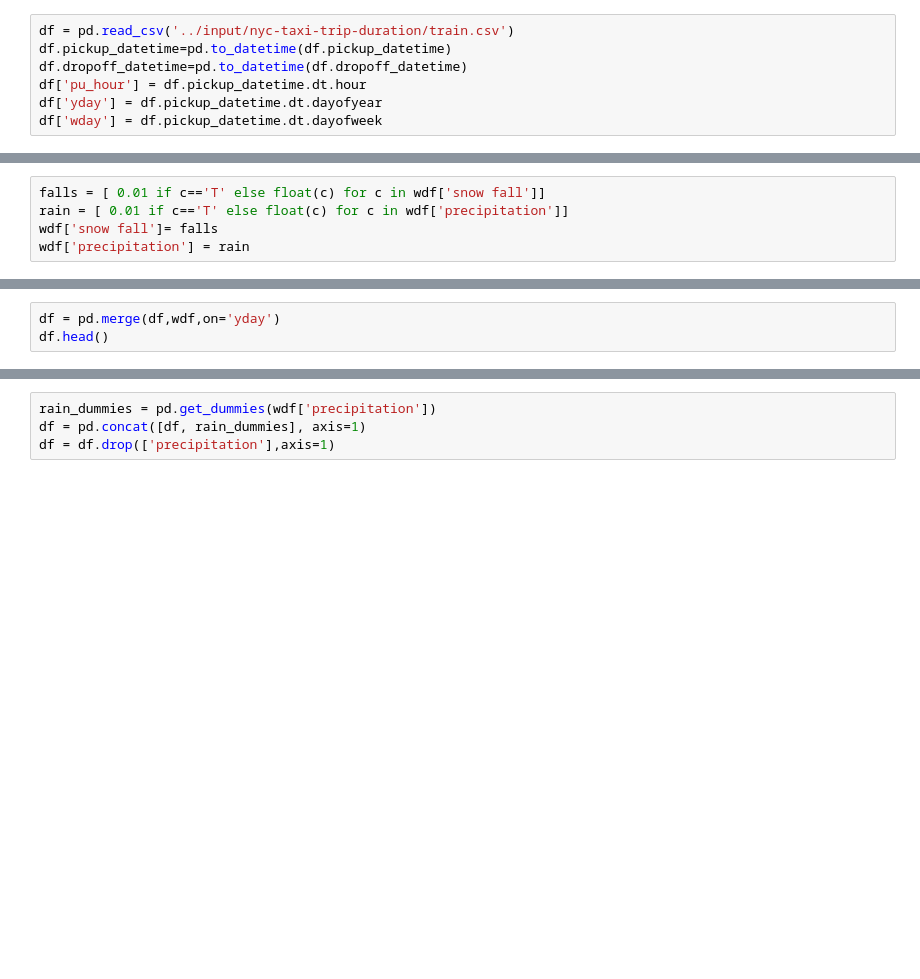
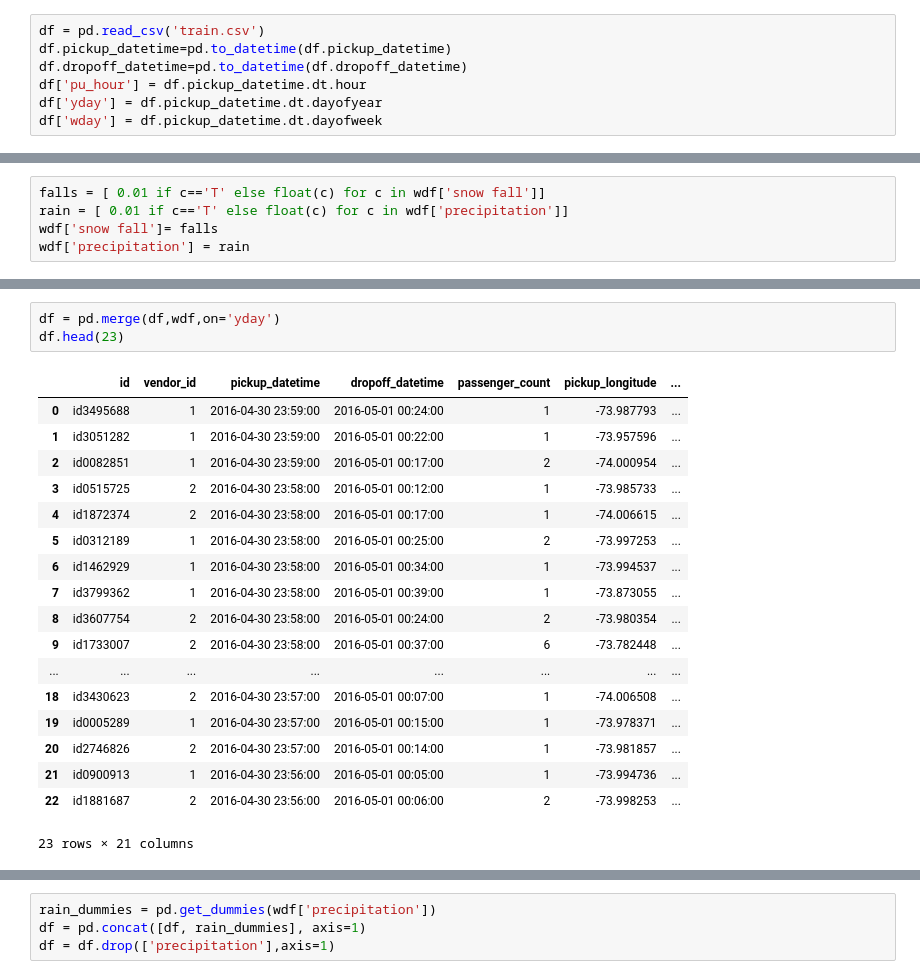
Before and after one commit to GIMINSU/nyc_taxi, a Jupyter notebook: From_Exploration_to_Prediction_F_Kaggle.ipynb, the cells around one changed output, grey strips where cells are left out. Saved outputs shown, nothing was run; the diff lists cells and outputs as text; blank space fills up the shorter version.

```diff
--- a/From_Exploration_to_Prediction_F_Kaggle.ipynb
+++ b/From_Exploration_to_Prediction_F_Kaggle.ipynb
@@ -16,5 +11,5 @@ print(check_output(["ls", "../input"]).decode("utf8"))
 # %%
-df = pd.read_csv('../input/nyc-taxi-trip-duration/train.csv')
+df = pd.read_csv('train.csv')
 df.pickup_datetime=pd.to_datetime(df.pickup_datetime)
 df.dropoff_datetime=pd.to_datetime(df.dropoff_datetime)
 df['pu_hour'] = df.pickup_datetime.dt.hour
@@ -37,4 +78,23 @@ wdf['precipitation'] = rain
 # %%
 df = pd.merge(df,wdf,on='yday')
-df.head()
+df.head(23)
+# %% [output]
+|  | id | vendor_id | pickup_datetime | dropoff_datetime | passenger_count | pickup_longitude | ... |
+| 0 | id3495688 | 1 | 2016-04-30 23:59:00 | 2016-05-01 00:24:00 | 1 | -73.987793 | ... |
+| 1 | id3051282 | 1 | 2016-04-30 23:59:00 | 2016-05-01 00:22:00 | 1 | -73.957596 | ... |
+| 2 | id0082851 | 1 | 2016-04-30 23:59:00 | 2016-05-01 00:17:00 | 2 | -74.000954 | ... |
+| 3 | id0515725 | 2 | 2016-04-30 23:58:00 | 2016-05-01 00:12:00 | 1 | -73.985733 | ... |
+| 4 | id1872374 | 2 | 2016-04-30 23:58:00 | 2016-05-01 00:17:00 | 1 | -74.006615 | ... |
+| 5 | id0312189 | 1 | 2016-04-30 23:58:00 | 2016-05-01 00:25:00 | 2 | -73.997253 | ... |
+| 6 | id1462929 | 1 | 2016-04-30 23:58:00 | 2016-05-01 00:34:00 | 1 | -73.994537 | ... |
+| 7 | id3799362 | 1 | 2016-04-30 23:58:00 | 2016-05-01 00:39:00 | 1 | -73.873055 | ... |
+| 8 | id3607754 | 2 | 2016-04-30 23:58:00 | 2016-05-01 00:24:00 | 2 | -73.980354 | ... |
+| 9 | id1733007 | 2 | 2016-04-30 23:58:00 | 2016-05-01 00:37:00 | 6 | -73.782448 | ... |
+| ... | ... | ... | ... | ... | ... | ... | ... |
+| 18 | id3430623 | 2 | 2016-04-30 23:57:00 | 2016-05-01 00:07:00 | 1 | -74.006508 | ... |
+| 19 | id0005289 | 1 | 2016-04-30 23:57:00 | 2016-05-01 00:15:00 | 1 | -73.978371 | ... |
+| 20 | id2746826 | 2 | 2016-04-30 23:57:00 | 2016-05-01 00:14:00 | 1 | -73.981857 | ... |
+| 21 | id0900913 | 1 | 2016-04-30 23:56:00 | 2016-05-01 00:05:00 | 1 | -73.994736 | ... |
+| 22 | id1881687 | 2 | 2016-04-30 23:56:00 | 2016-05-01 00:06:00 | 2 | -73.998253 | ... |
+23 rows × 21 columns
 # %%
```
Also changed, not shown: parts of 21 cells of this notebook.
